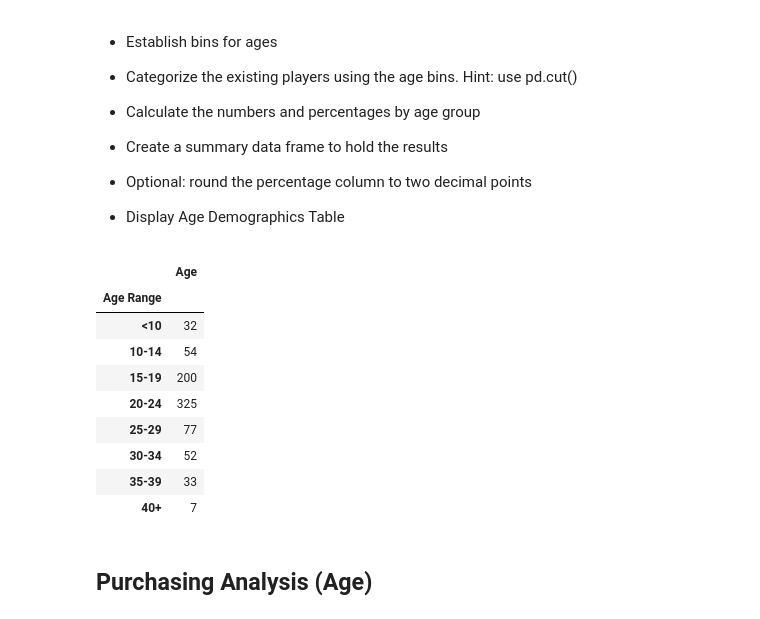
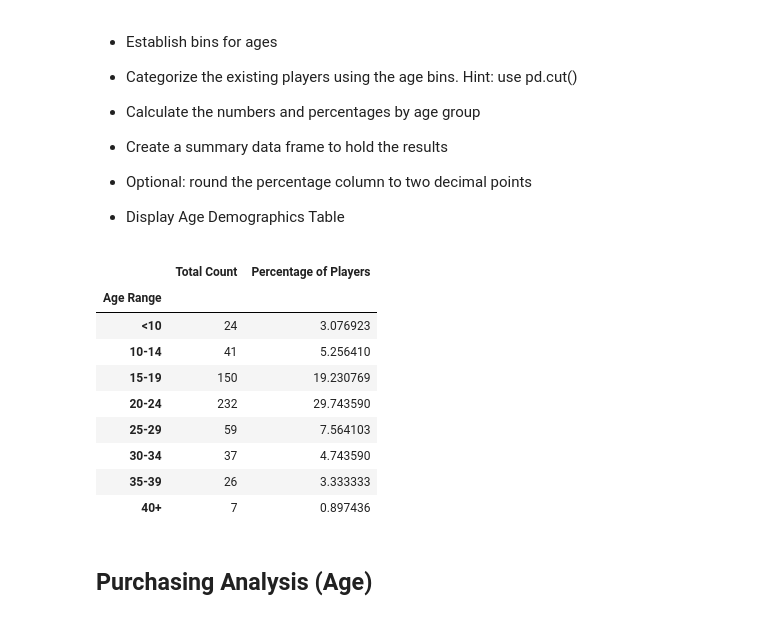
Before and after one commit to semmanu1/pandas-challenge, a Jupyter notebook: HeroesOfPymoli/HeroesOfPymoli_starter.ipynb, the cells around one changed output. Saved outputs shown, nothing was run; the diff lists cells and outputs as text; code cells hidden in the pictures.

```diff
--- a/HeroesOfPymoli/HeroesOfPymoli_starter.ipynb
+++ b/HeroesOfPymoli/HeroesOfPymoli_starter.ipynb
@@ -9,14 +9,14 @@ import pandas as pd
 file_to_load = "Resources/purchase_data.csv"
 
 # Read Purchasing File and store into Pandas data frame
-purchase_data = pd.read_csv(file_to_load)
+purchase_data_df = pd.read_csv(file_to_load)
 # %% [markdown]
 ## Player Count
 # %% [markdown]
 * Display the total number of players
 # %%
-players = purchase_data['SN'].count()
-purchase_data.head()
+players = purchase_data_df['SN'].count()
+purchase_data_df.head()
 # %% [output]
 |  | Purchase ID | SN | Age | Gender | Item ID | Item Name | Price |
 | 0 | 0 | Lisim78 | 20 | Male | 108 | Extraction, Quickblade Of Trembli... | 3.53 |
@@ -118,26 +137,31 @@ gender_demo
 * Display Age Demographics Table
 # %%
 bins = [1, 10, 15, 20, 25, 30, 35, 35, 40,100]
+labels = ['<10', '10-14', '15-19', '20-24', '25-29', '30-34','35-39', '40+']
 
-group_names = ['<10', '10-14', '15-19', '20-24',
-              '25-29', '30-34','35-39', '40+']
+purchase_data_df['Age Range'] = pd.cut(purchase_data_df['Age'], bins, labels=labels, include_lowest = True, duplicates = 'drop')
 
-purchase_data['Age Range'] = pd.cut(purchase_data['Age'], bins, labels=group_names, include_lowest = True, duplicates = 'drop')
+age_range_df = purchase_data_df.groupby("Age Range")
 
-df = purchase_data[['Age', 'Age Range']]
-df = df.groupby(['Age Range']).count()
-df
+age_total_count = age_range_df["SN"].nunique()
+
+age_percentage_of_players = (age_total_count/players) * 100
+
+age_demographics_df = pd.DataFrame({"Total Count":age_total_count,
+                                    "Percentage of Players":age_percentage_of_players
+                                    })
+age_demographics_df
 # %% [output]
-|  | Age |
-| Age Range |  |
-| <10 | 32 |
-| 10-14 | 54 |
-| 15-19 | 200 |
-| 20-24 | 325 |
-| 25-29 | 77 |
-| 30-34 | 52 |
-| 35-39 | 33 |
-| 40+ | 7 |
+|  | Total Count | Percentage of Players |
+| Age Range |  |  |
+| <10 | 24 | 3.076923 |
+| 10-14 | 41 | 5.256410 |
+| 15-19 | 150 | 19.230769 |
+| 20-24 | 232 | 29.743590 |
+| 25-29 | 59 | 7.564103 |
+| 30-34 | 37 | 4.743590 |
+| 35-39 | 26 | 3.333333 |
+| 40+ | 7 | 0.897436 |
 # %% [markdown]
 ## Purchasing Analysis (Age)
 # %% [markdown]
```
Also changed, not shown: parts of 12 cells of this notebook.
